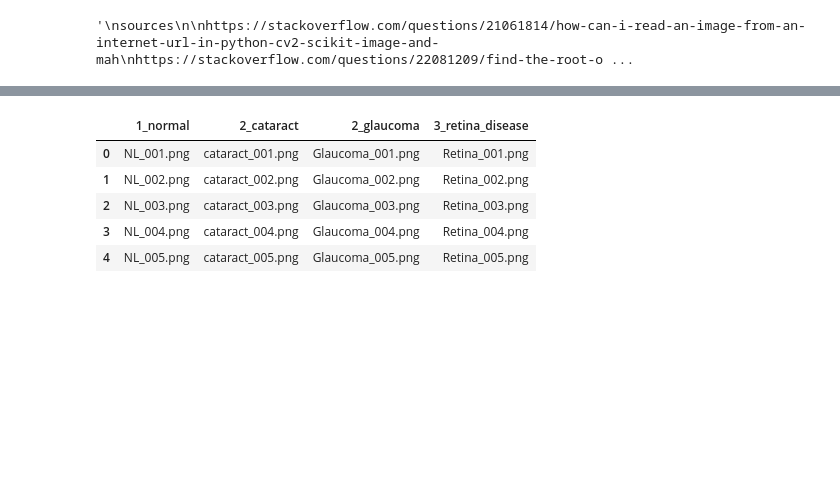
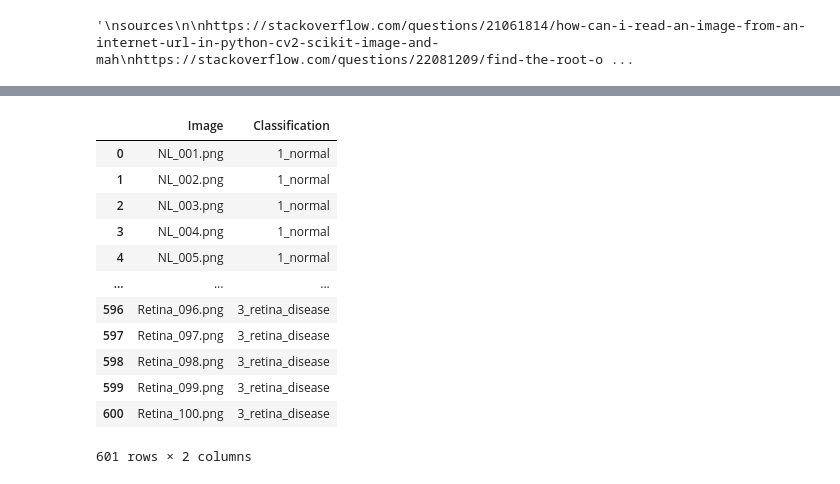
Before and after one commit to FranceRafaelSalacut/Replication_thesis, a Jupyter notebook: DED.ipynb, the cells around one changed output, grey strips where cells are left out. Saved outputs shown, nothing was run; the diff lists cells and outputs as text; code cells hidden in the pictures; blank space fills up the shorter version.

```diff
--- a/DED.ipynb
+++ b/DED.ipynb
@@ -63,3 +78,10 @@ def fetch_contents(url, direct, level=0, headers=None):
         direct['contents'] = temp
 # %%
 fetch_contents(repo_url, directory, headers=headers)
+# %%
+keys = directory['dataset'].keys()
+
+
+for x in directory['dataset'].keys():
+    for y in directory['dataset'][x]['contents']:
+        print(x,y)
@@ -66,14 +106,20 @@ fetch_contents(repo_url, directory, headers=headers)
 # %%
-dataset = [directory['dataset'][x]['contents'] for x in directory['dataset'].keys()]
+dataset = [(y,x) for x in directory['dataset'].keys() for y in directory['dataset'][x]['contents']]
 
-dataset = pd.DataFrame(dataset, index=(directory['dataset'].keys()))
-dataset = dataset.transpose()
-dataset.head(5)
+dataset = pd.DataFrame(dataset, columns=("Image", "Classification"))
+dataset
 # %% [output]
-|  | 1_normal | 2_cataract | 2_glaucoma | 3_retina_disease |
-| 0 | NL_001.png | cataract_001.png | Glaucoma_001.png | Retina_001.png |
-| 1 | NL_002.png | cataract_002.png | Glaucoma_002.png | Retina_002.png |
-| 2 | NL_003.png | cataract_003.png | Glaucoma_003.png | Retina_003.png |
-| 3 | NL_004.png | cataract_004.png | Glaucoma_004.png | Retina_004.png |
-| 4 | NL_005.png | cataract_005.png | Glaucoma_005.png | Retina_005.png |
+|  | Image | Classification |
+| 0 | NL_001.png | 1_normal |
+| 1 | NL_002.png | 1_normal |
+| 2 | NL_003.png | 1_normal |
+| 3 | NL_004.png | 1_normal |
+| 4 | NL_005.png | 1_normal |
+| ... | ... | ... |
+| 596 | Retina_096.png | 3_retina_disease |
+| 597 | Retina_097.png | 3_retina_disease |
+| 598 | Retina_098.png | 3_retina_disease |
+| 599 | Retina_099.png | 3_retina_disease |
+| 600 | Retina_100.png | 3_retina_disease |
+601 rows × 2 columns
 # %%
```
Also changed, not shown: parts of 16 cells of this notebook.
